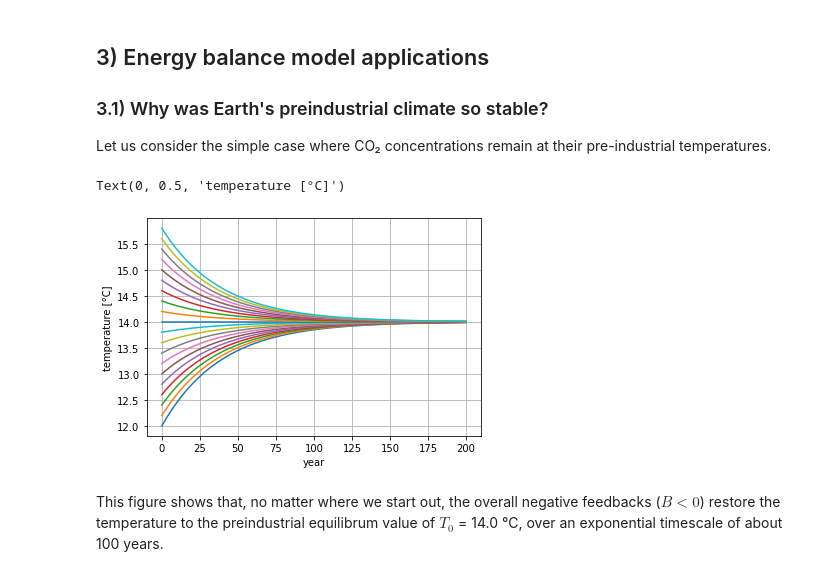
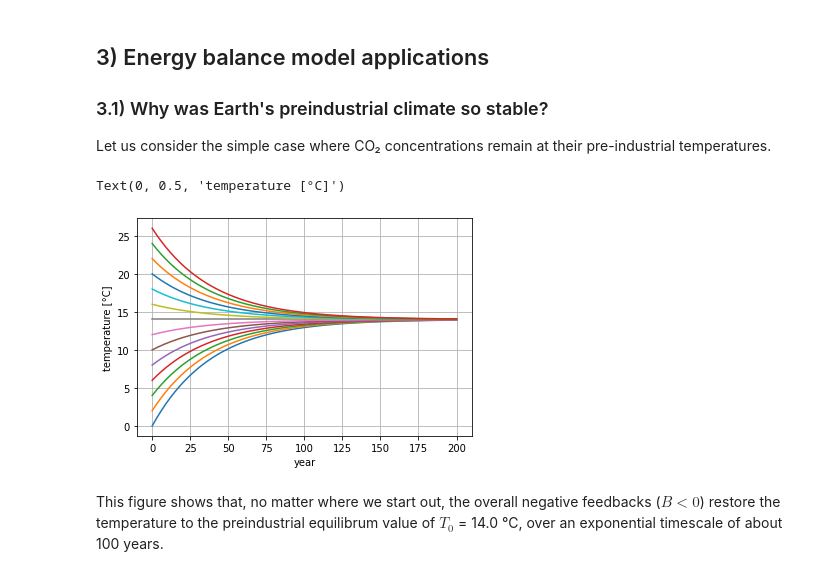
Before and after one commit to t3bol90/personal_blog, a Jupyter notebook: _notebooks/2020-11-11-energy-model.ipynb, the cells around one changed output. Cells and saved outputs as stored; diff of their text form; code cells hidden in the pictures.

```diff
--- a/_notebooks/2020-11-11-energy-model.ipynb
+++ b/_notebooks/2020-11-11-energy-model.ipynb
@@ -248,19 +250,19 @@ EBM = ebm(T0, 0, 1, CO2_test)
 # %%
 run_ebm(EBM, 200)
 # %%
-t0s = np.arange(12,16,0.2)
+t0s = np.arange(0,28,2)
 
 for i in t0s:
     EBM = ebm(i, 0, 1, CO2_test)
     run_ebm(EBM, 200)
     plt.plot(EBM.T)
 
 plt.grid()
 plt.xlabel("year")
 plt.ylabel("temperature [°C]")
 # %% [output]
 Text(0, 0.5, 'temperature [°C]')
-[figure, old version]
+[figure, new version]
 # %% [markdown]
 This figure shows that, no matter where we start out, the overall negative feedbacks ($B<0$) restore the temperature to the preindustrial equilibrum value of $T_0$ = 14.0 °C, over an exponential timescale of about 100 years.
 # %% [markdown]
```
Also changed, not shown: parts of 5 cells of this notebook.
